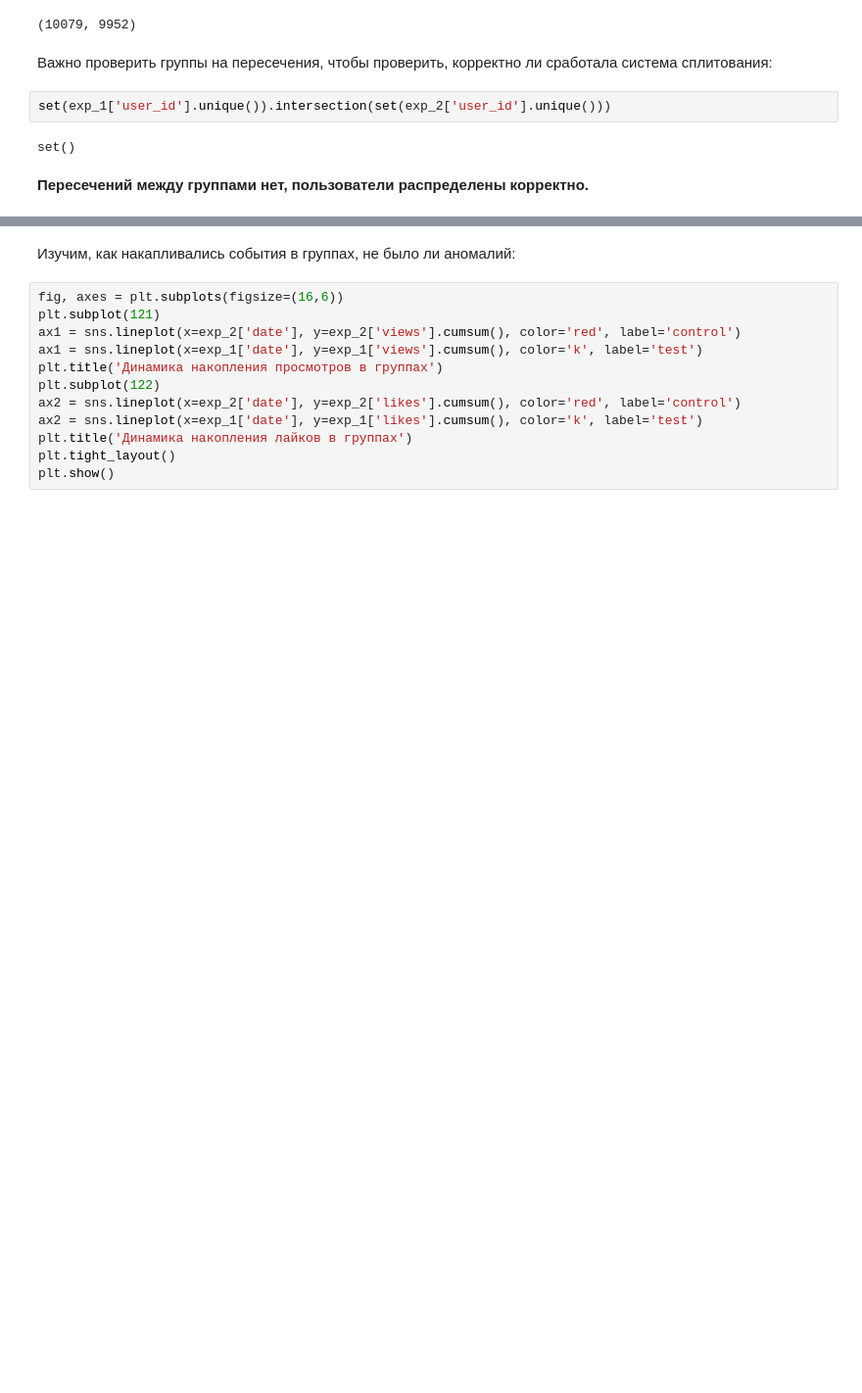
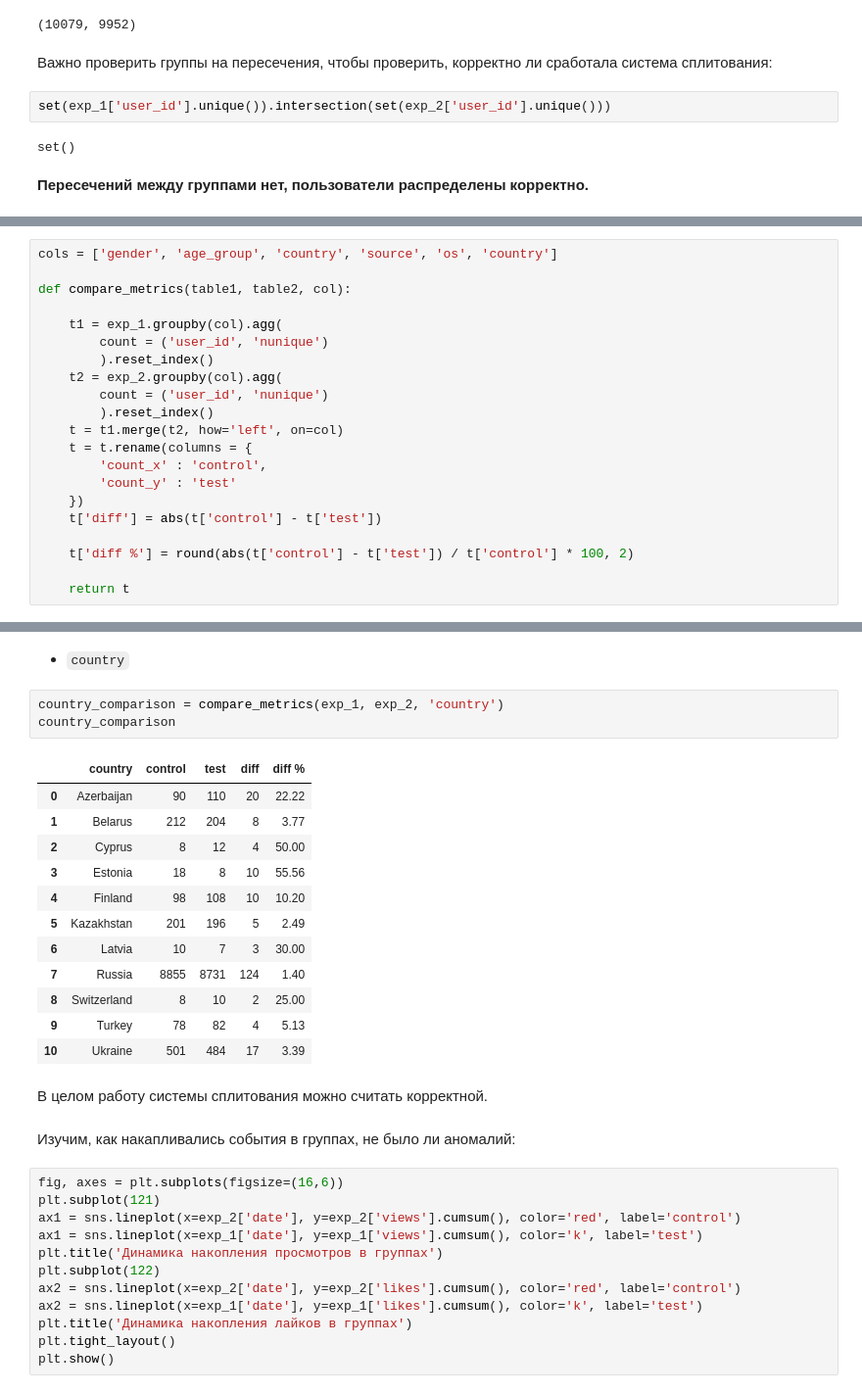
Before and after one commit to mvsmv/anarmovsumov, a Jupyter notebook: ab_tests/ab_test__ctr.ipynb, the cells around one changed output, grey strips where cells are left out. Shown at 98% size. Drawn from its saved outputs; the diff is of its cells as text; blank space fills up the shorter version.

```diff
--- a/ab_tests/ab_test__ctr.ipynb
+++ b/ab_tests/ab_test__ctr.ipynb
@@ -146,0 +206,21 @@ set()
+# %%
+cols = ['gender', 'age_group', 'country', 'source', 'os', 'country']
+
+def compare_metrics(table1, table2, col):
+
+    t1 = exp_1.groupby(col).agg(
+        count = ('user_id', 'nunique')
+        ).reset_index()
+    t2 = exp_2.groupby(col).agg(
+        count = ('user_id', 'nunique')
+        ).reset_index()
+    t = t1.merge(t2, how='left', on=col)
+    t = t.rename(columns = {
+        'count_x' : 'control',
+        'count_y' : 'test'
+    })
+    t['diff'] = abs(t['control'] - t['test'])
+
+    t['diff %'] = round(abs(t['control'] - t['test']) / t['control'] * 100, 2)
+
+    return t
@@ -147,3 +268,23 @@ set()
+# %% [markdown]
+- `country`
+# %%
+country_comparison = compare_metrics(exp_1, exp_2, 'country')
+country_comparison
+# %% [output]
+|  | country | control | test | diff | diff % |
+| 0 | Azerbaijan | 90 | 110 | 20 | 22.22 |
+| 1 | Belarus | 212 | 204 | 8 | 3.77 |
+| 2 | Cyprus | 8 | 12 | 4 | 50.00 |
+| 3 | Estonia | 18 | 8 | 10 | 55.56 |
+| 4 | Finland | 98 | 108 | 10 | 10.20 |
+| 5 | Kazakhstan | 201 | 196 | 5 | 2.49 |
+| 6 | Latvia | 10 | 7 | 3 | 30.00 |
+| 7 | Russia | 8855 | 8731 | 124 | 1.40 |
+| 8 | Switzerland | 8 | 10 | 2 | 25.00 |
+| 9 | Turkey | 78 | 82 | 4 | 5.13 |
+| 10 | Ukraine | 501 | 484 | 17 | 3.39 |
+# %% [markdown]
+В целом работу системы сплитования можно считать корректной.
 # %% [markdown]
 Изучим, как накапливались события в группах, не было ли аномалий:
 # %%
```
Also changed, not shown: parts of 50 cells of this notebook.
